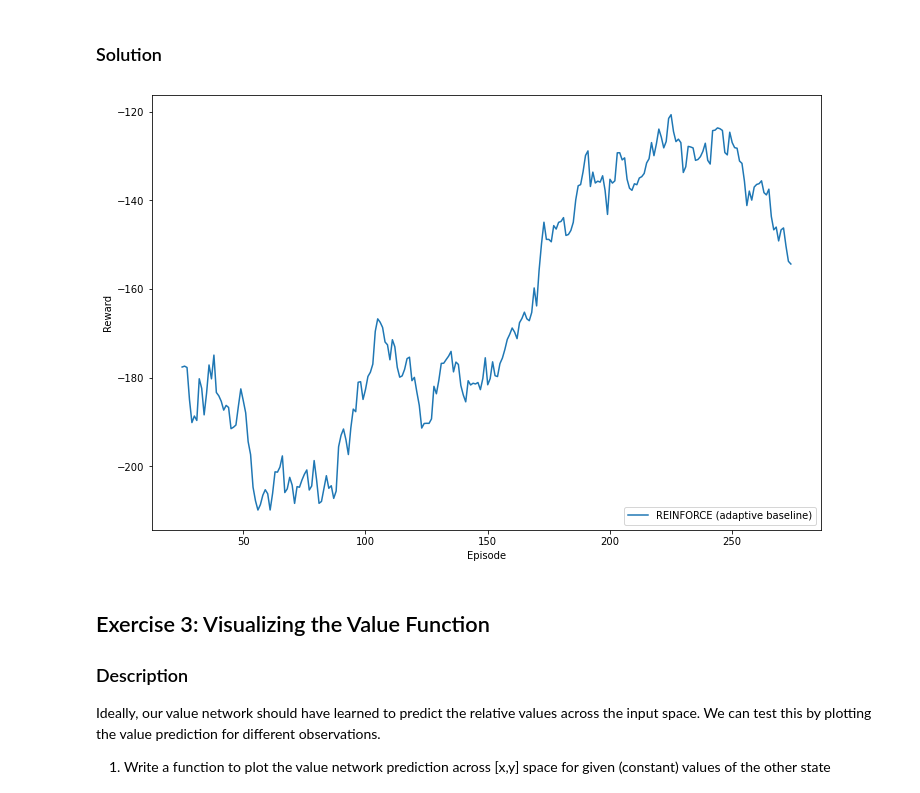
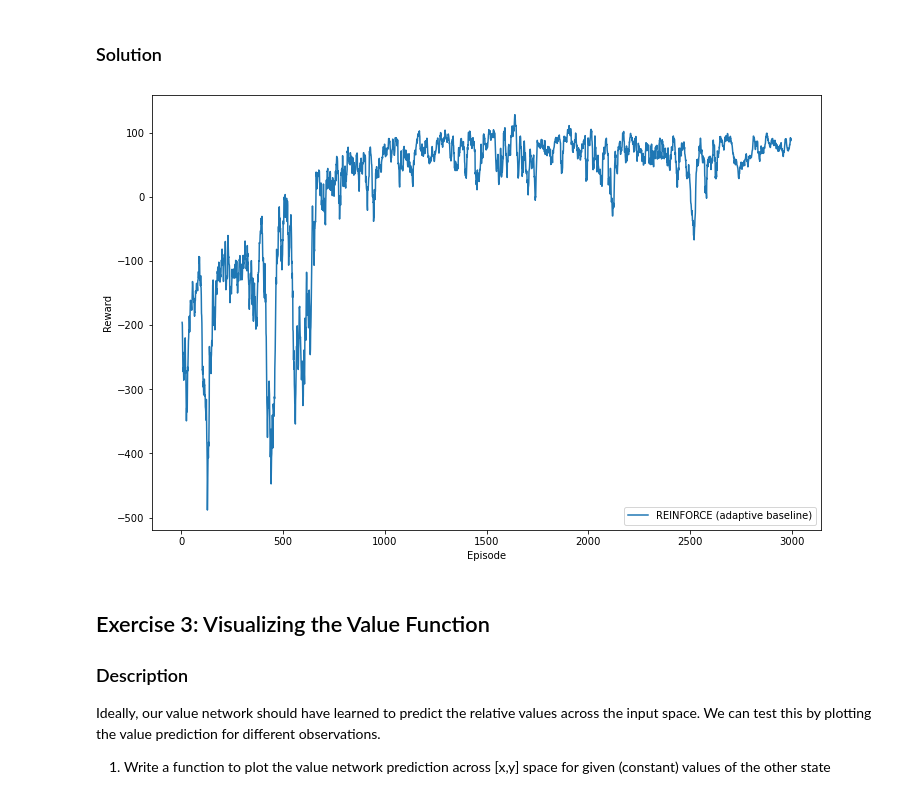
Before and after one commit to sylvainlugeon/rl_project, a Jupyter notebook: miniproject1.ipynb, the cells around one changed output. Saved outputs shown, nothing was run; the diff lists cells and outputs as text; code cells hidden in the pictures.

```diff
--- a/miniproject1.ipynb
+++ b/miniproject1.ipynb
@@ -111,7 +111,7 @@ Tensorflow: 2.3.0
 Keras: 2.4.3
 # %%
 render_landing = False
-training = False
+training = True
 plot_window = 50
 # %% [markdown]
 ### Gym Setup
@@ -268,7 +268,7 @@ def run_experiment(experiment_name, env, num_episodes,
             results[experiment_name] = np.array(rewards)
             results.plot(10)
 
-        if episode % 500 == 0:
+        if episode % 500 == 0 and render_landing:
             episode_frames = []
 
         # Reset the environment to a new episode
@@ -474,11 +477,10 @@ training=True
 if training:
     results = Results()
     policy_learning_rate = 2e-3
-    _, _ = run_experiment("REINFORCE", discrete_env, num_episodes, policy_learning_rate)
-    results.save('r1-temp')
-    episodes, _ = run_experiment("REINFORCE (with baseline)", discrete_env, num_episodes, policy_learning_rate,
+    #_, _ = run_experiment("REINFORCE", discrete_env, num_episodes, policy_learning_rate)
+    episodes, agent = run_experiment("REINFORCE (with baseline)", discrete_env, num_episodes, policy_learning_rate,
                                  baseline='simple')
-    results.save('rl-res1')
+    results.save('rl-res2')
 else:
     results = Results(filename='rl-res1.npz')
     results.plot(plot_window)
@@ -516,16 +518,16 @@ TECHNICAL NOTE: Some textbooks may refer to this approach as "Actor-Critic", whe
 # %%
 if training:
     results = Results()
     policy_learning_rate = 2e-3
     value_learning_rate = 2e-3
-    episodes, d_model = run_experiment("REINFORCE (adaptive baseline)", discrete_env, num_episodes, policy_learning_rate,
-                                   value_learning_rate, baseline='adaptive')
-    results.save('rl-res2')
+    episodes, d_model = run_experiment("REINFORCE (adaptive baseline)", discrete_env, num_episodes, policy_learning_rate=0.001,
+                                   value_learning_rate=0.0001, baseline='adaptive')
+    results.save('rl-res2-adaptive')
 else:
     results = Results(filename='rl-res2.npz')
     results.plot(plot_window)
 # %% [output]
-[figure, old version]
+[figure, new version]
 # %%
 if render_landing:
     render(episodes[-1], discrete_env)
```
Also changed, not shown: parts of 9 cells of this notebook.
